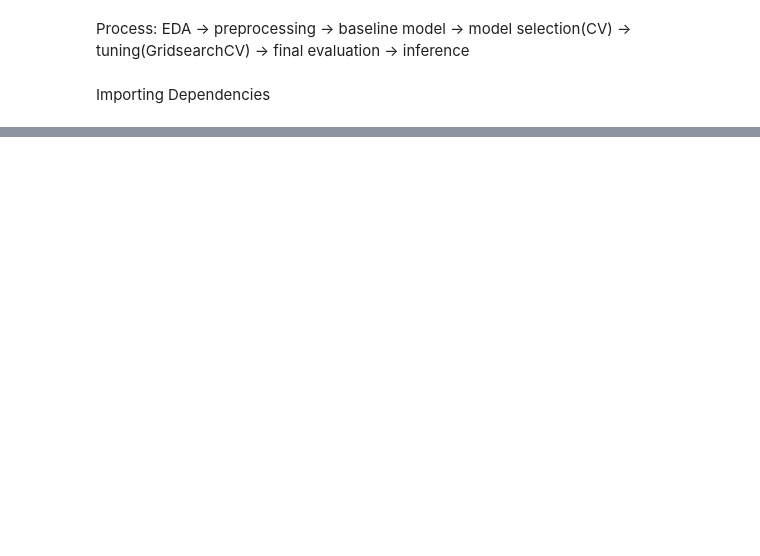
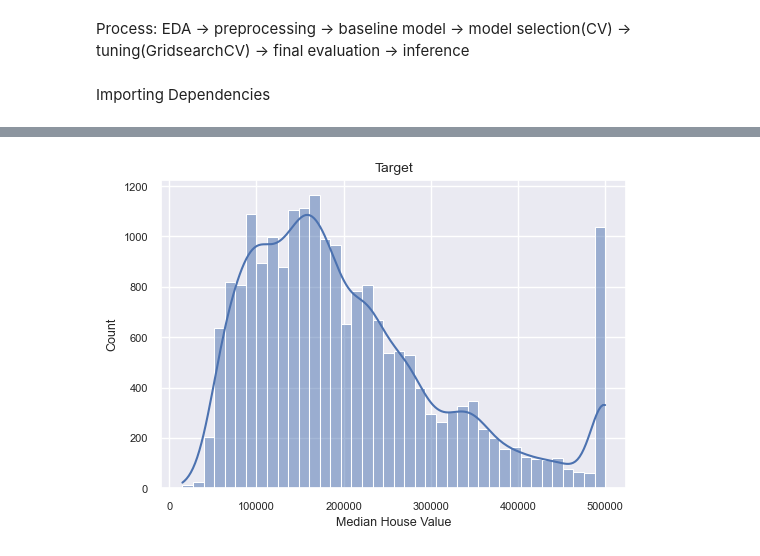
Before and after one commit to Ishan-Gaur-1/House-Price-Prediction, a Jupyter notebook: House_Price_Prediction.ipynb, the cells around one changed output, grey strips where cells are left out. Drawn from its saved outputs; the diff is of its cells as text; code cells hidden in the pictures; blank space fills up the shorter version.

```diff
--- a/House_Price_Prediction.ipynb
+++ b/House_Price_Prediction.ipynb
@@ -56,0 +200,9 @@ dtype: int64
+# %%
+#target colum distribution
+plt.figure(figsize=(6,4))
+sns.histplot(df[TARGET_COL],bins = 40 , kde=True)
+plt.title("Target")
+plt.xlabel("Median House Value")
+plt.show()
+# %% [output]
+[figure, added]
```
Also changed, not shown: parts of 52 cells of this notebook.
